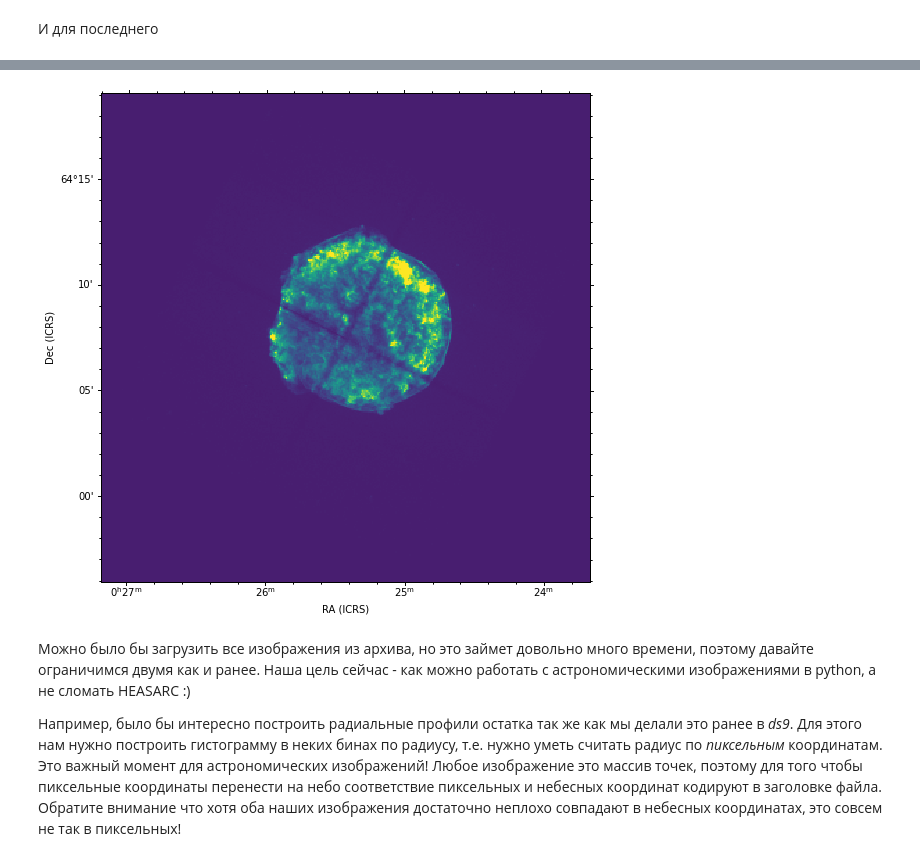
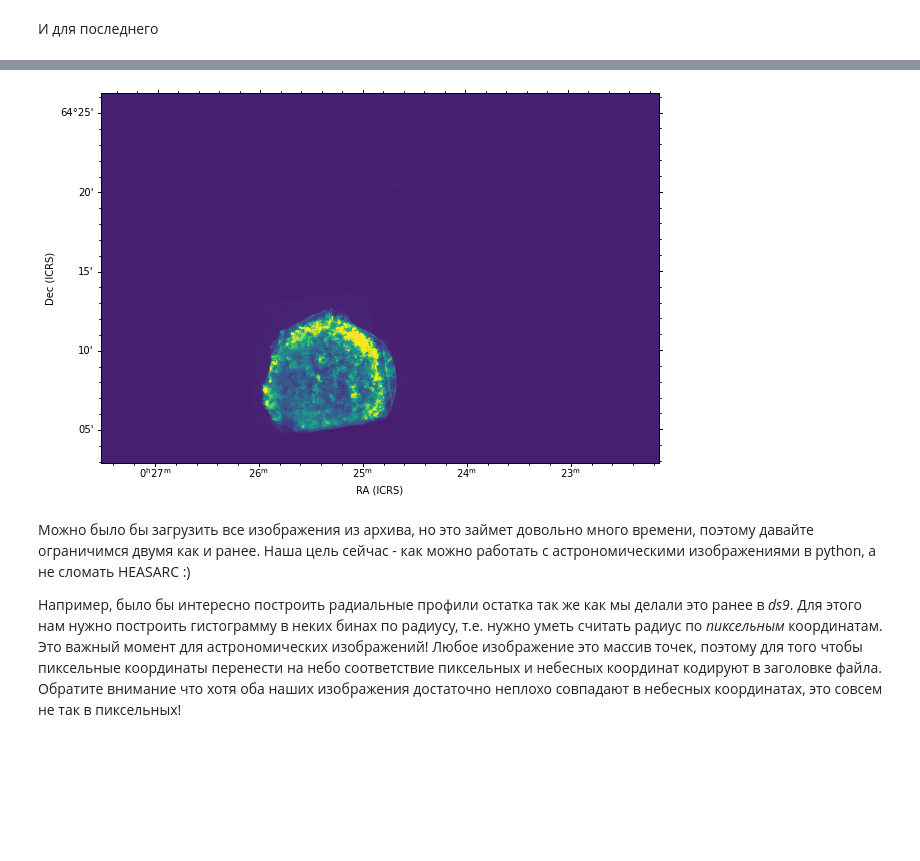
Before and after one commit to doroshv/traektoria_snr, a Jupyter notebook: SNR_expansion_rus.ipynb, the cells around one changed output, grey strips where cells are left out. Drawn from its saved outputs; the diff is of its cells as text; code cells hidden in the pictures; blank space fills up the shorter version.

```diff
--- a/SNR_expansion_rus.ipynb
+++ b/SNR_expansion_rus.ipynb
@@ -234,6 +234,6 @@ INFO: Auto-setting vmax to  1.053e+03 [aplpy.core]
 И для последнего
 # %%
 latest_image = get_img(15998)
-fig = aplpy.FITSFigure(latest_image)
+fig = aplpy.FITSFigure(hdu)
 fig.show_colorscale()
 # %% [output]
@@ -244,4 +244,4 @@ INFO: Auto-setting vmax to  1.758e+03 [aplpy.core]
-[figure, old version]
+[figure, new version]
 # %% [markdown]
 Можно было бы загрузить все изображения из архива, но это займет довольно много времени, поэтому давайте ограничимся двумя как и ранее. Наша цель сейчас - как можно работать с астрономическими изображениями в python, а не сломать HEASARC :)
 
```
Also changed, not shown: parts of 6 cells of this notebook.
